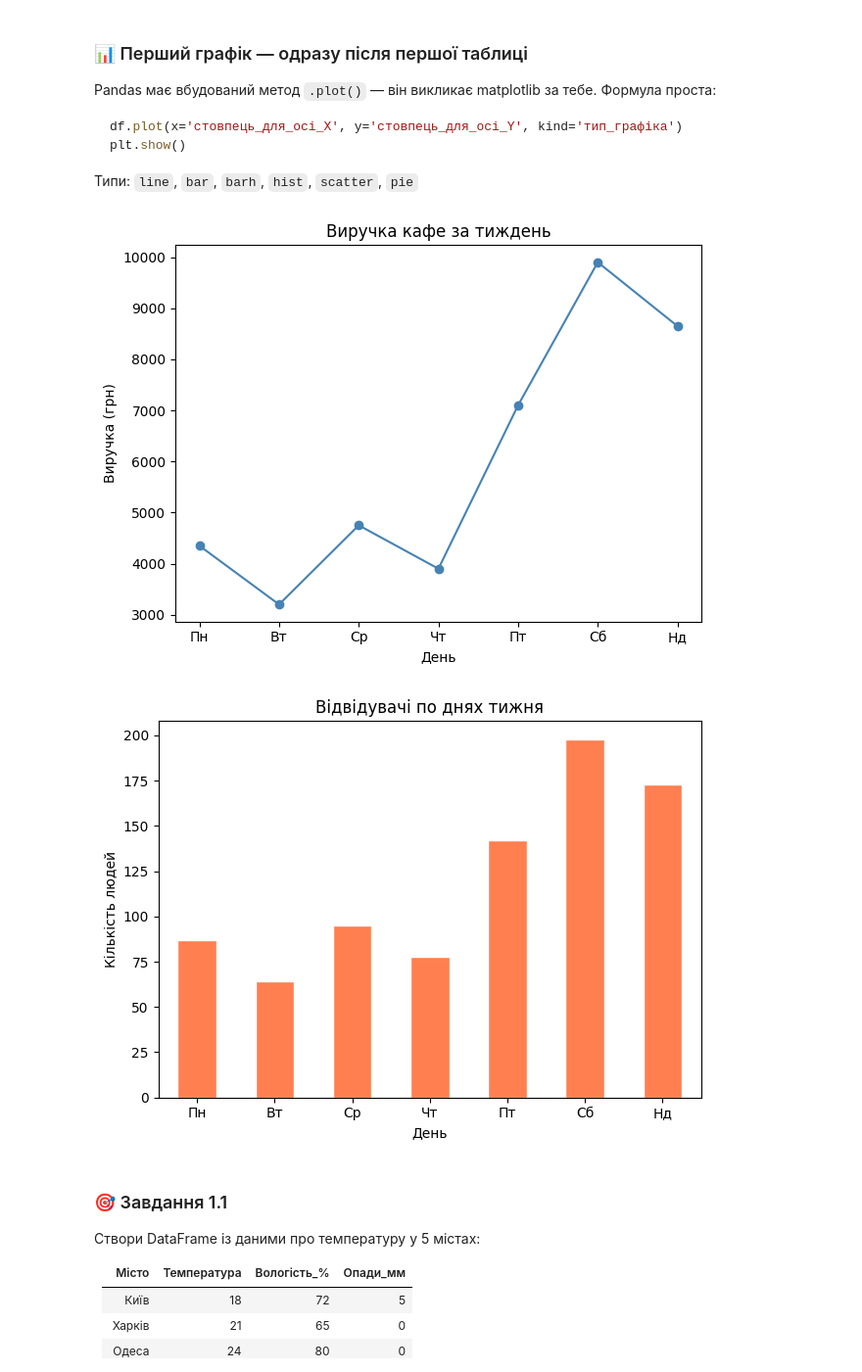
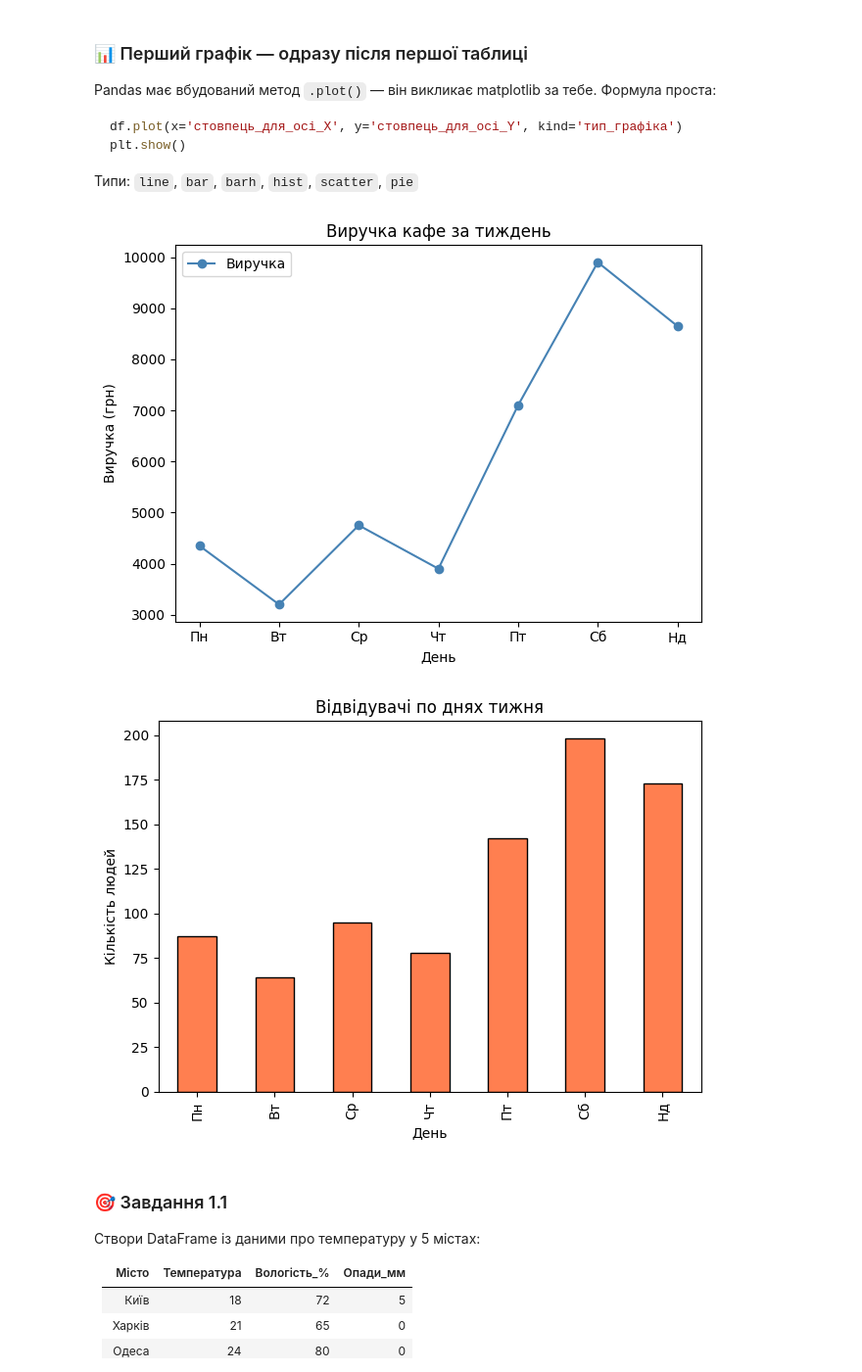
Before and after one commit to NadiiaIvashchuk/DTA_2026, a Jupyter notebook: classmade/"pandas_matplotlib_combined_ua_ipynb".ipynb, the cells around one changed output. Shown at 98% size. Saved outputs shown, nothing was run; the diff lists cells and outputs as text; code cells hidden in the pictures.

```diff
--- a/classmade/"pandas_matplotlib_combined_ua_ipynb".ipynb
+++ b/classmade/"pandas_matplotlib_combined_ua_ipynb".ipynb
@@ -120,32 +120,32 @@ plt.show()
 cafe.plot(
     x='День', y='Виручка',
     kind='line',
-    marker='o',
+    marker='o',  # o-dot at linie in plot, s - squer
     color='steelblue',
     title='Виручка кафе за тиждень',
     ylabel='Виручка (грн)',
-    legend=False
+    legend=True #  legend
 )
 plt.tight_layout()
 plt.show()
 # %% [output]
-[figure, old version]
+[figure, new version]
 # %%
 # Стовпчаста діаграма — краща для порівняння по категоріях
 cafe.plot(
     x='День', y='Відвідувачі',
     kind='bar',
     color='coral',
-    edgecolor='white',
+    edgecolor='black',
     title='Відвідувачі по днях тижня',
     ylabel='Кількість людей',
     legend=False,
-    rot=0
+    rot=90 # як виводиться напис по осі Х
 )
 plt.tight_layout()
 plt.show()
 # %% [output]
-[figure, old version]
+[figure, new version]
 # %% [markdown]
 ### 🎯 Завдання 1.1
 
```
Also changed, not shown: parts of 7 cells of this notebook.
